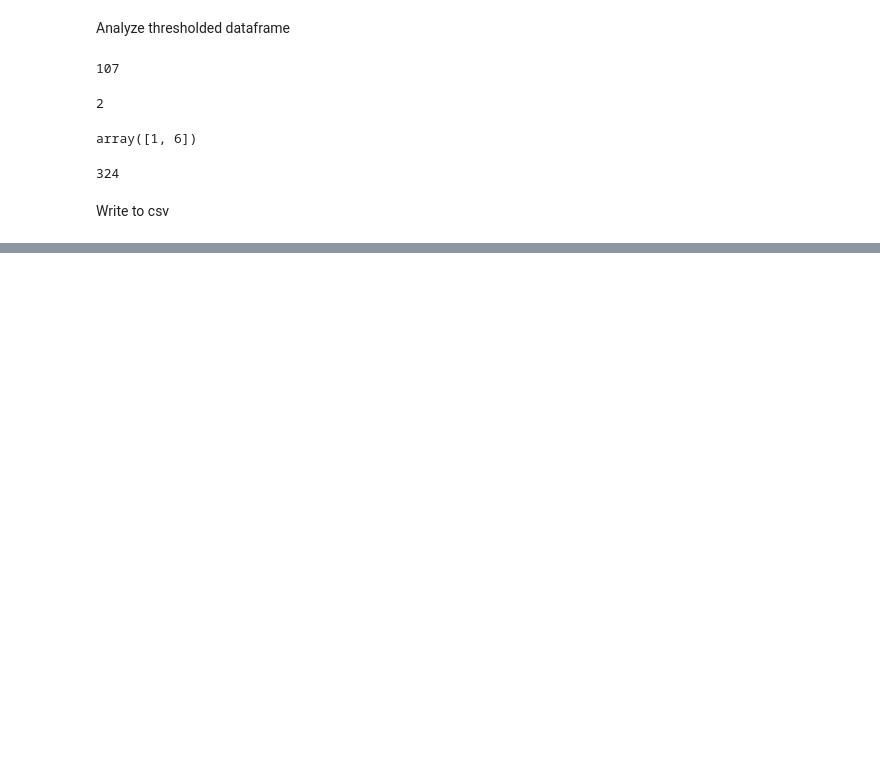
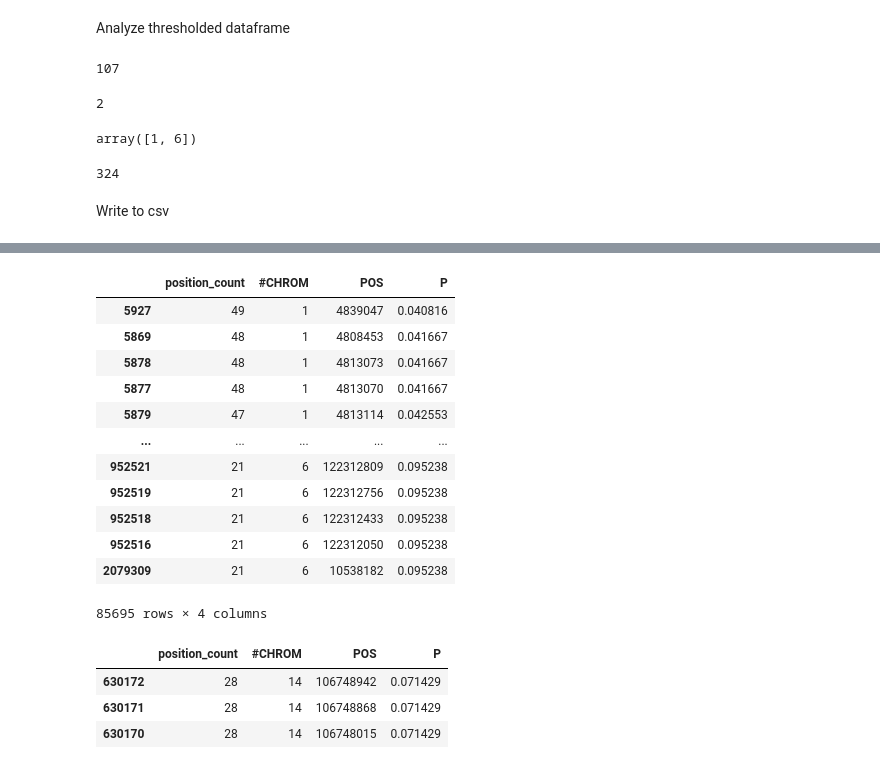
Before and after one commit to Jonas-B-Frank/BA_Junk, a Jupyter notebook: analysis/analyse_LOH_positions_intersect.ipynb, the cells around one changed output, grey strips where cells are left out. Cells and saved outputs as stored; diff of their text form; code cells hidden in the pictures; blank space fills up the shorter version.

```diff
--- a/analysis/analyse_LOH_positions_intersect.ipynb
+++ b/analysis/analyse_LOH_positions_intersect.ipynb
@@ -100,0 +163,24 @@ df_thresholded.to_csv(f"../LOH_pos_thresholded/LOH_positions_threshold_{threshol
+# %%
+df_LOH_20 = df_manhattan[df_manhattan['position_count']>20].sort_values('position_count', ascending=False)
+df_LOH_20
+# %% [output]
+|  | position_count | #CHROM | POS | P |
+| 5927 | 49 | 1 | 4839047 | 0.040816 |
+| 5869 | 48 | 1 | 4808453 | 0.041667 |
+| 5878 | 48 | 1 | 4813073 | 0.041667 |
+| 5877 | 48 | 1 | 4813070 | 0.041667 |
+| 5879 | 47 | 1 | 4813114 | 0.042553 |
+| ... | ... | ... | ... | ... |
+| 952521 | 21 | 6 | 122312809 | 0.095238 |
+| 952519 | 21 | 6 | 122312756 | 0.095238 |
+| 952518 | 21 | 6 | 122312433 | 0.095238 |
+| 952516 | 21 | 6 | 122312050 | 0.095238 |
+| 2079309 | 21 | 6 | 10538182 | 0.095238 |
+85695 rows × 4 columns
+# %%
+df_LOH_20[df_LOH_20['#CHROM']=='14']
+# %% [output]
+|  | position_count | #CHROM | POS | P |
+| 630172 | 28 | 14 | 106748942 | 0.071429 |
+| 630171 | 28 | 14 | 106748868 | 0.071429 |
+| 630170 | 28 | 14 | 106748015 | 0.071429 |
```
Also changed, not shown: parts of 6 cells of this notebook, 1 other file.
